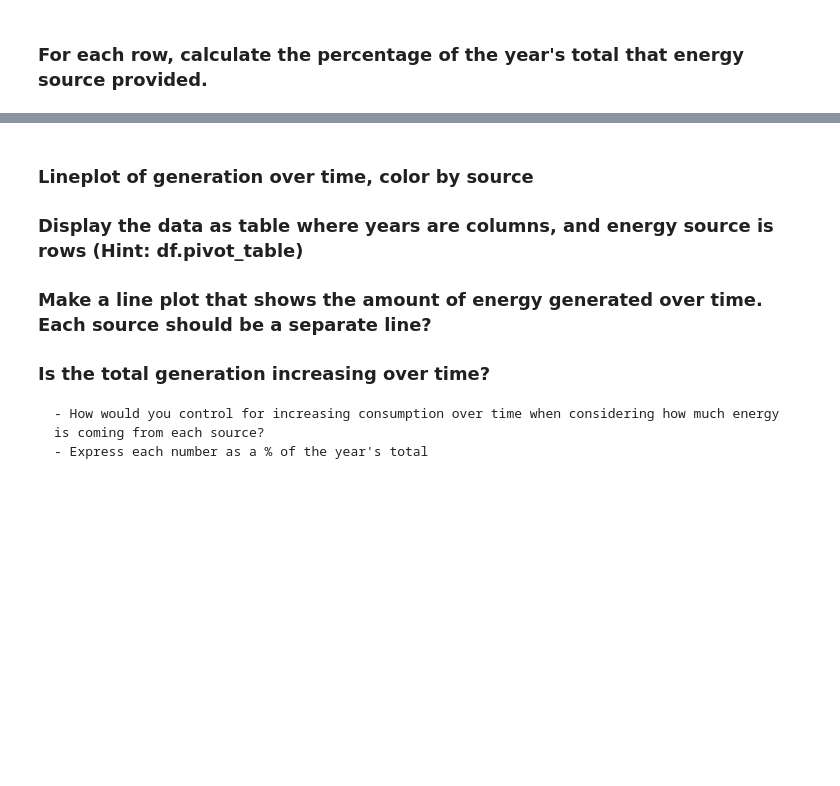
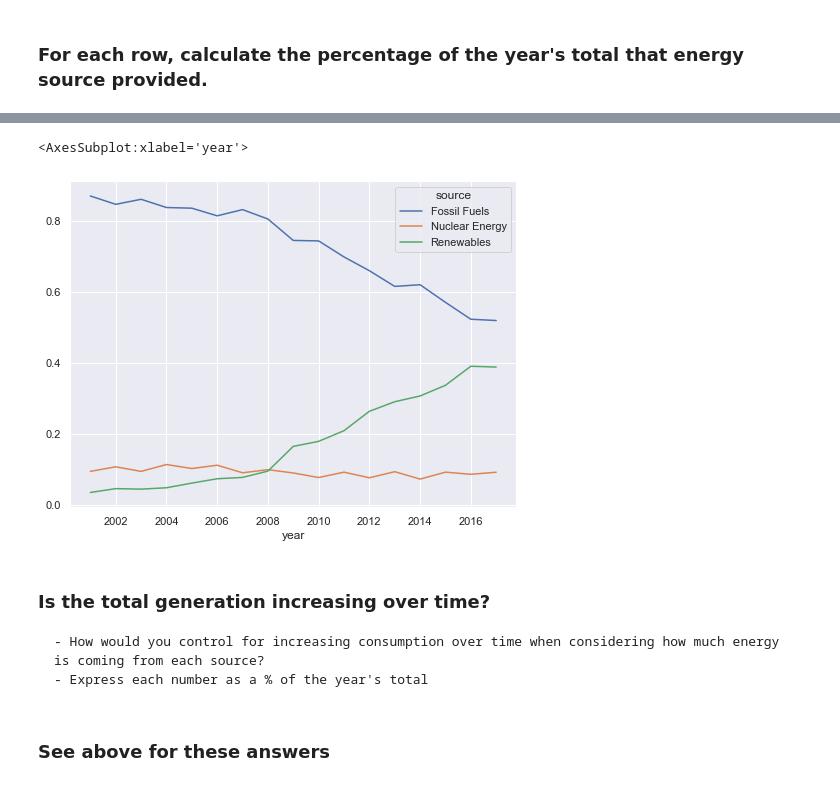
Before and after one commit to brianclements03/time_series_exercises, a Jupyter notebook: TSA_working_with_time_series_exercises.ipynb, the cells around one changed output, grey strips where cells are left out. Cells and saved outputs as stored; diff of their text form; code cells hidden in the pictures; blank space fills up the shorter version.

```diff
--- a/TSA_working_with_time_series_exercises.ipynb
+++ b/TSA_working_with_time_series_exercises.ipynb
@@ -523,0 +591,3 @@ df.shape
+# %%
+pivot_df = df.pivot_table(index=df.source, columns=df.index.year, values = 'net_generation')
+pivot_df
@@ -523,0 +609,8 @@ df.shape
+# %%
+# How would you control for increasing consumption over time when considering how much energy is coming from each source?
+# express each number as a % of the year's total
+
+# lets normalize the dataframe (columnwise):
+
+cols = list(pivot_df.columns)
+pivot_df[cols] = pivot_df[cols] / pivot_df[cols].sum()
@@ -524,7 +626,12 @@ df.shape
+# %%
+# transpose the dataframe above and plot the data for three sources
+pivot_df.T.plot()
+# %% [output]
+<AxesSubplot:xlabel='year'>
+[figure, added]
 # %% [markdown]
-### Lineplot of generation over time, color by source
-### Display the data as table where years are columns, and energy source is rows (Hint: df.pivot_table)
-### Make a line plot that shows the amount of energy generated over time. Each source should be a separate line?
 ### Is the total generation increasing over time?
     - How would you control for increasing consumption over time when considering how much energy is coming from each source?
     - Express each number as a % of the year's total
+# %% [markdown]
+### See above for these answers
```
Also changed, not shown: parts of 14 cells of this notebook.
